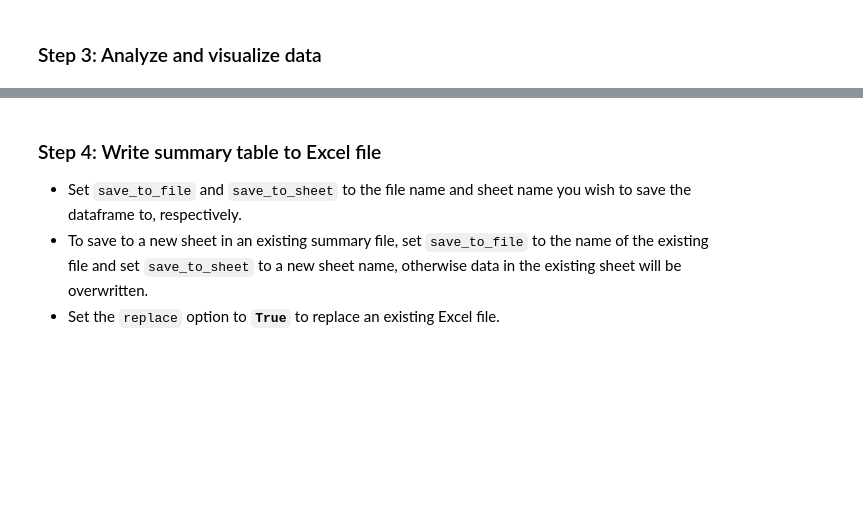
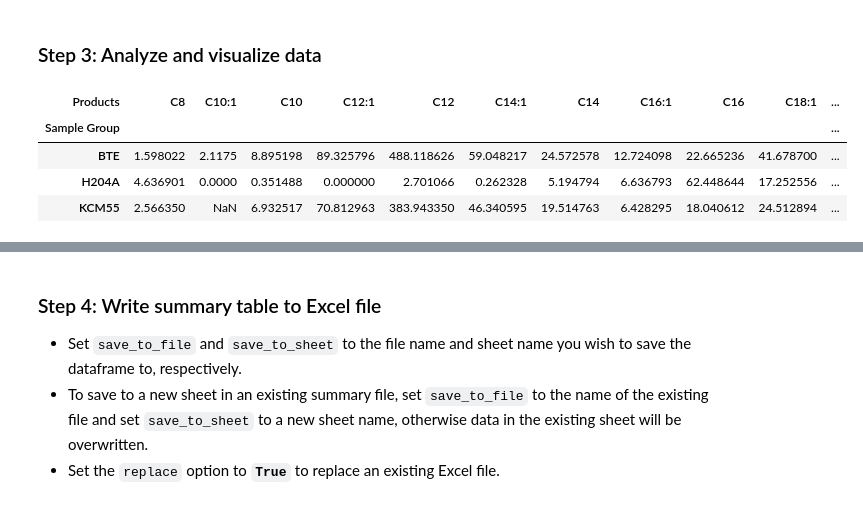
Before and after one commit to majindra14/GC_Code, a Jupyter notebook: Ryan/Repository/Stacked Bar Graph 8-31-21.ipynb, the cells around one changed output, grey strips where cells are left out. Saved outputs shown, nothing was run; the diff lists cells and outputs as text; code cells hidden in the pictures; blank space fills up the shorter version.

```diff
--- a/Ryan/Repository/Stacked Bar Graph 8-31-21.ipynb
+++ b/Ryan/Repository/Stacked Bar Graph 8-31-21.ipynb
@@ -109,3 +110,11 @@ plt.rcParams['axes.prop_cycle'] = cycler(color=colorwheel)
 # %%
 df_mean, df_scaled, df_err = gc.dataParse(master_df, samples, chains)
 summary_stats = gc.summary_stats(master_df, samples, chains)
+# %%
+df_mean
+# %% [output]
+| Products | C8 | C10:1 | C10 | C12:1 | C12 | C14:1 | C14 | C16:1 | C16 | C18:1 | ... |
+| Sample Group |  |  |  |  |  |  |  |  |  |  | ... |
+| BTE | 1.598022 | 2.1175 | 8.895198 | 89.325796 | 488.118626 | 59.048217 | 24.572578 | 12.724098 | 22.665236 | 41.678700 | ... |
+| H204A | 4.636901 | 0.0000 | 0.351488 | 0.000000 | 2.701066 | 0.262328 | 5.194794 | 6.636793 | 62.448644 | 17.252556 | ... |
+| KCM55 | 2.566350 | NaN | 6.932517 | 70.812963 | 383.943350 | 46.340595 | 19.514763 | 6.428295 | 18.040612 | 24.512894 | ... |
```
Also changed, not shown: parts of 12 cells of this notebook, 9 other files.
